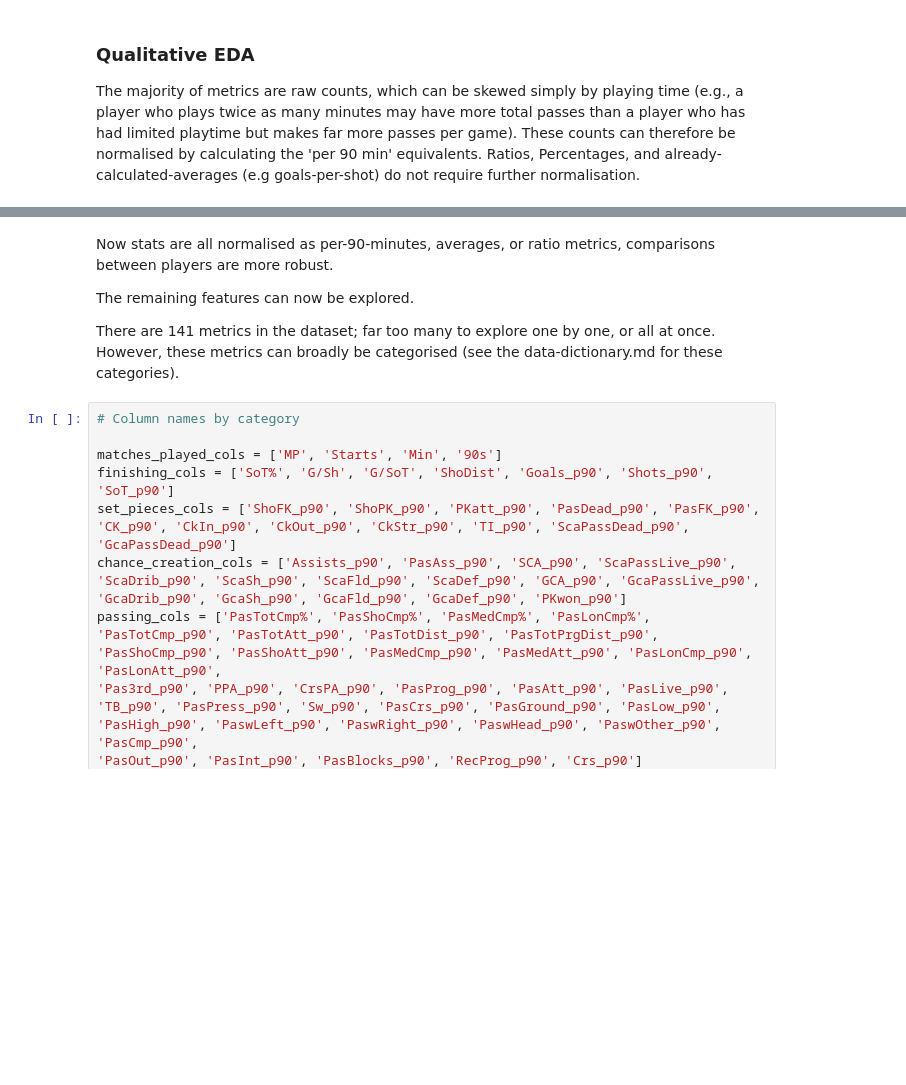
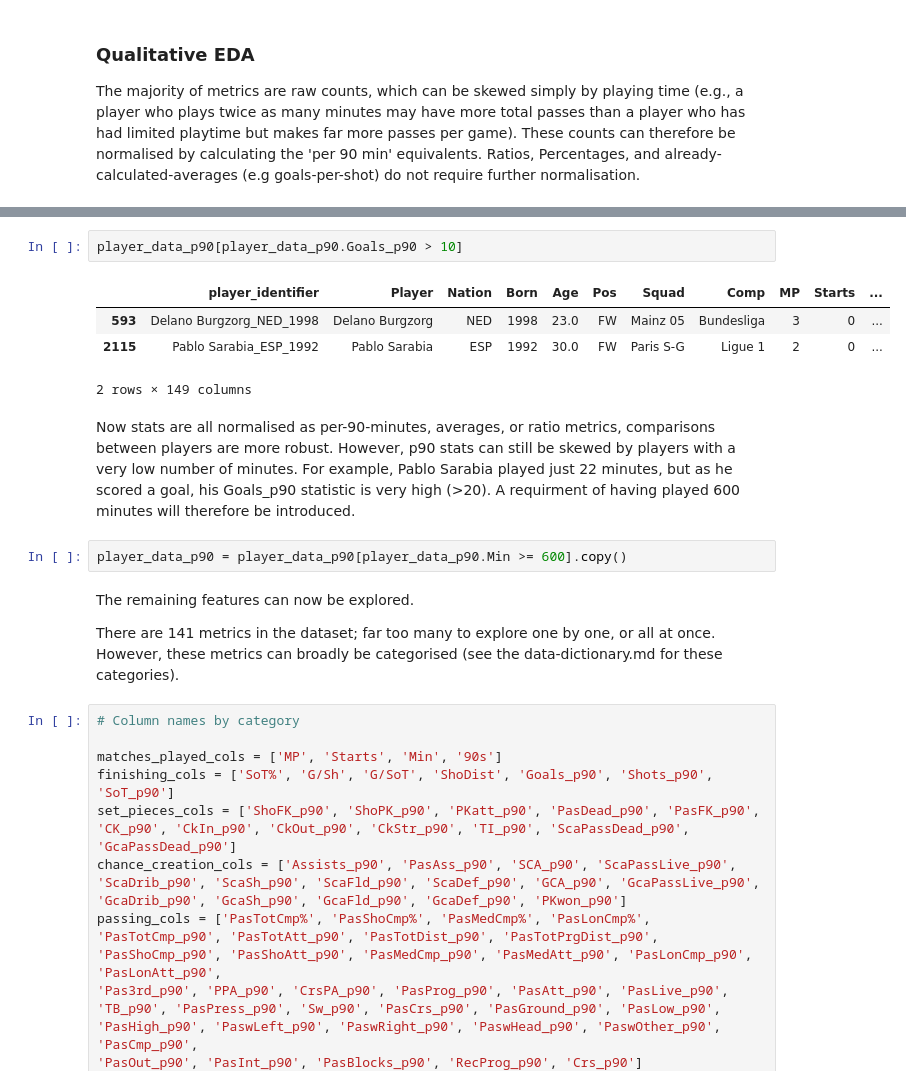
Before and after one commit to Scott-Trowers/player-architects, a Jupyter notebook: notebooks/season2122_eda.ipynb, the cells around one changed output, grey strips where cells are left out. Saved outputs shown, nothing was run; the diff lists cells and outputs as text; blank space fills up the shorter version.

```diff
--- a/notebooks/season2122_eda.ipynb
+++ b/notebooks/season2122_eda.ipynb
@@ -841,6 +844,15 @@ player_data_p90.head()
+# %%
+player_data_p90[player_data_p90.Goals_p90 > 10]
+# %% [output]
+|  | player_identifier | Player | Nation | Born | Age | Pos | Squad | Comp | MP | Starts | ... |
+| 593 | Delano Burgzorg_NED_1998 | Delano Burgzorg | NED | 1998 | 23.0 | FW | Mainz 05 | Bundesliga | 3 | 0 | ... |
+| 2115 | Pablo Sarabia_ESP_1992 | Pablo Sarabia | ESP | 1992 | 30.0 | FW | Paris S-G | Ligue 1 | 2 | 0 | ... |
+2 rows × 149 columns
+# %% [markdown]
+Now stats are all normalised as per-90-minutes, averages, or ratio metrics, comparisons between players are more robust. However, p90 stats can still be skewed by players with a very low number of minutes. For example, Pablo Sarabia played just 22 minutes, but as he scored a goal, his Goals_p90 statistic is very high (>20). A requirment of having played 600 minutes will therefore be introduced.
+# %%
+player_data_p90 = player_data_p90[player_data_p90.Min >= 600].copy()
 # %% [markdown]
-Now stats are all normalised as per-90-minutes, averages, or ratio metrics, comparisons between players are more robust.
-
 The remaining features can now be explored.
 
 There are 141 metrics in the dataset; far too many to explore one by one, or all at once. However, these metrics can broadly be categorised (see the data-dictionary.md for these categories).
```
Also changed, not shown: parts of 4 cells of this notebook.
